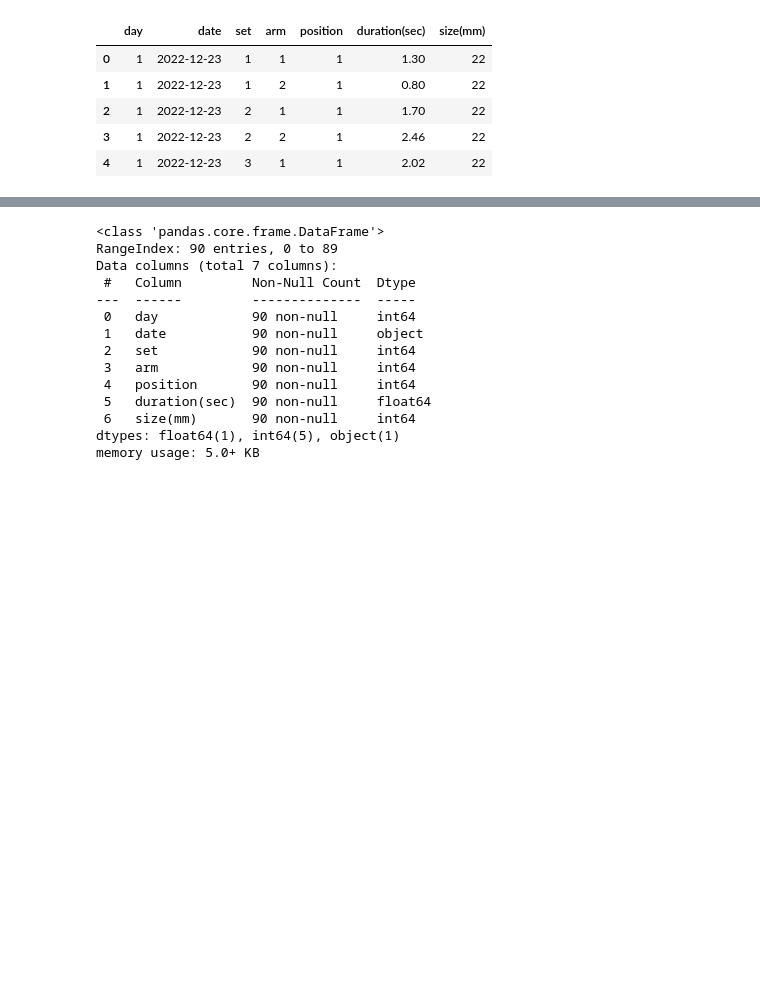
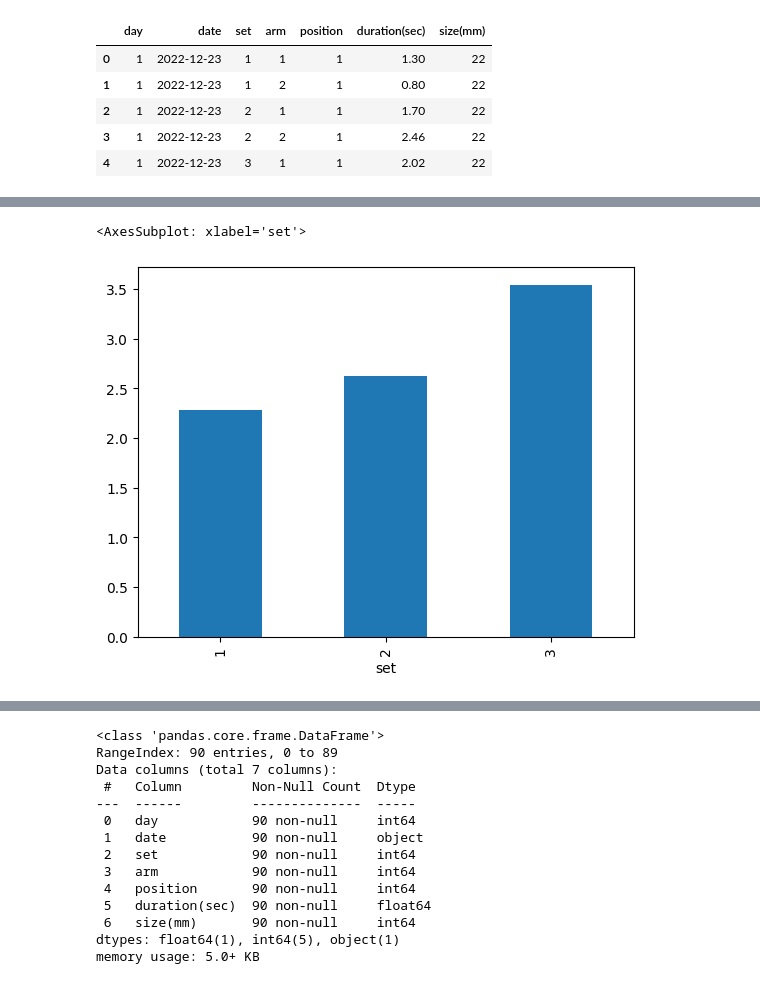
Before and after one commit to DanielBrechner/hangboard-tracker, a Jupyter notebook: graph.ipynb, the cells around one changed output, grey strips where cells are left out. Cells and saved outputs as stored; diff of their text form; code cells hidden in the pictures; blank space fills up the shorter version.

```diff
--- a/graph.ipynb
+++ b/graph.ipynb
@@ -23,0 +43,6 @@ new_data.head()
+# %%
+day_2 = df.loc[18:35];
+day_2.groupby('set')['duration(sec)'].mean().plot(kind='bar')
+# %% [output]
+<AxesSubplot: xlabel='set'>
+[figure, added]
```
Also changed, not shown: parts of 5 cells of this notebook.
